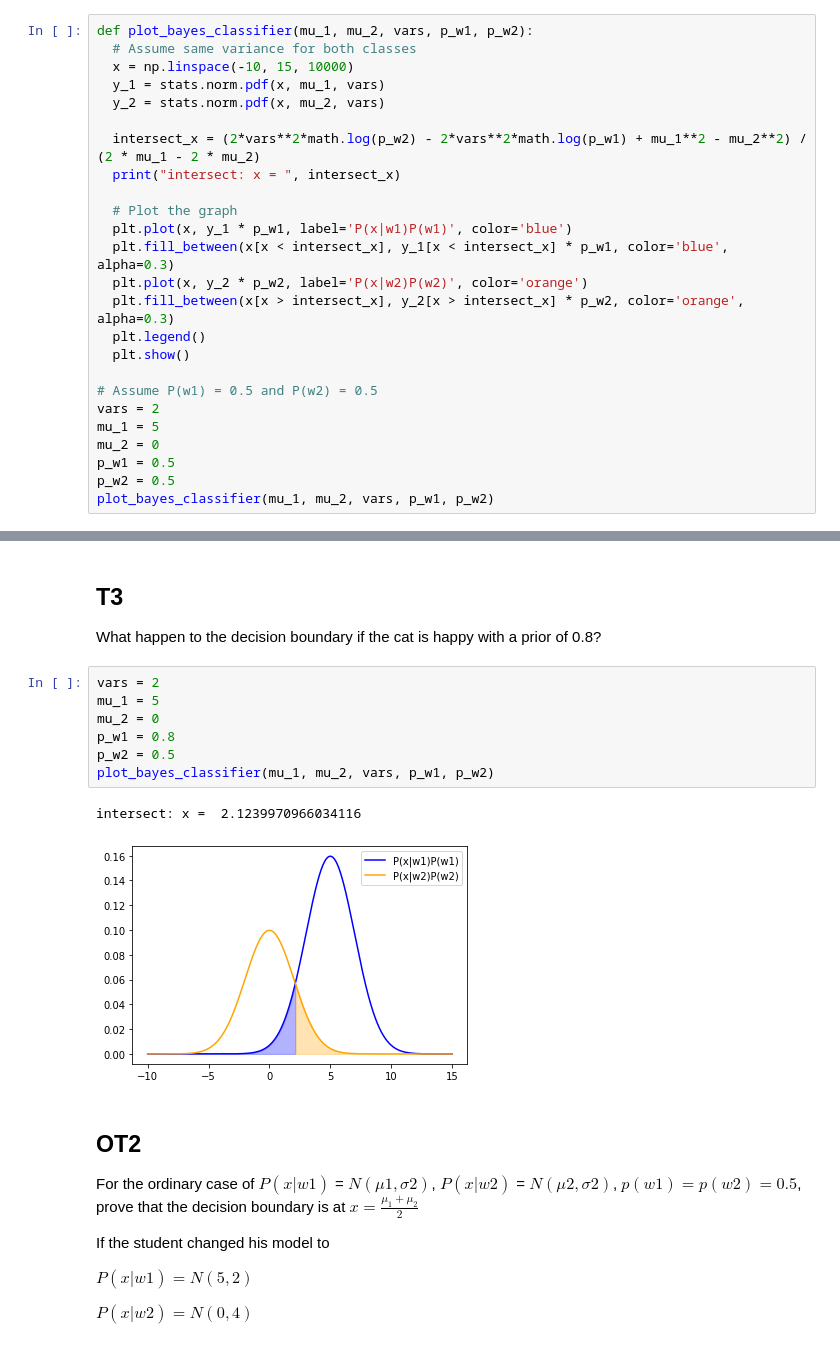
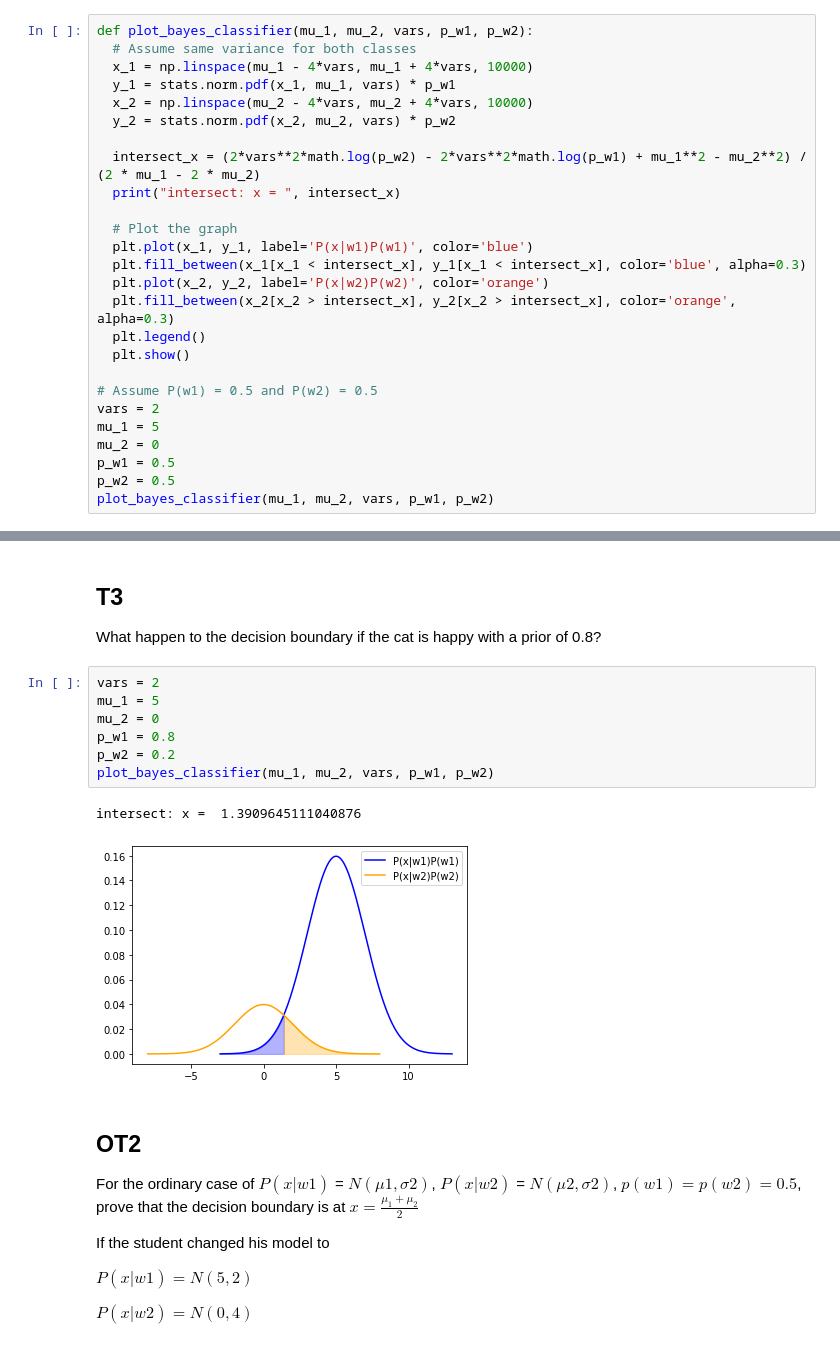
Before and after one commit to saenyakorn/2110573-PATT-RECOG, a Jupyter notebook: HW/HW02/HW02_Saenyakorn_Siangsanoh.ipynb, the cells around one changed output, grey strips where cells are left out. Saved outputs shown, nothing was run; the diff lists cells and outputs as text.

Commit message:
Fix plot posterior

```diff
--- a/HW/HW02/HW02_Saenyakorn_Siangsanoh.ipynb
+++ b/HW/HW02/HW02_Saenyakorn_Siangsanoh.ipynb
@@ -100,18 +100,19 @@ import math
 # %%
 def plot_bayes_classifier(mu_1, mu_2, vars, p_w1, p_w2):
   # Assume same variance for both classes
-  x = np.linspace(-10, 15, 10000)
-  y_1 = stats.norm.pdf(x, mu_1, vars)
-  y_2 = stats.norm.pdf(x, mu_2, vars)
+  x_1 = np.linspace(mu_1 - 4*vars, mu_1 + 4*vars, 10000)
+  y_1 = stats.norm.pdf(x_1, mu_1, vars) * p_w1
+  x_2 = np.linspace(mu_2 - 4*vars, mu_2 + 4*vars, 10000)
+  y_2 = stats.norm.pdf(x_2, mu_2, vars) * p_w2
 
   intersect_x = (2*vars**2*math.log(p_w2) - 2*vars**2*math.log(p_w1) + mu_1**2 - mu_2**2) / (2 * mu_1 - 2 * mu_2)
   print("intersect: x = ", intersect_x)
 
   # Plot the graph
-  plt.plot(x, y_1 * p_w1, label='P(x|w1)P(w1)', color='blue')
-  plt.fill_between(x[x < intersect_x], y_1[x < intersect_x] * p_w1, color='blue', alpha=0.3)
-  plt.plot(x, y_2 * p_w2, label='P(x|w2)P(w2)', color='orange')
-  plt.fill_between(x[x > intersect_x], y_2[x > intersect_x] * p_w2, color='orange', alpha=0.3)
+  plt.plot(x_1, y_1, label='P(x|w1)P(w1)', color='blue')
+  plt.fill_between(x_1[x_1 < intersect_x], y_1[x_1 < intersect_x], color='blue', alpha=0.3)
+  plt.plot(x_2, y_2, label='P(x|w2)P(w2)', color='orange')
+  plt.fill_between(x_2[x_2 > intersect_x], y_2[x_2 > intersect_x], color='orange', alpha=0.3)
   plt.legend()
   plt.show()
 
@@ -134,13 +135,13 @@ What happen to the decision boundary if the cat is happy with a prior of 0.8?
 # %%
 vars = 2
 mu_1 = 5
 mu_2 = 0
 p_w1 = 0.8
-p_w2 = 0.5
+p_w2 = 0.2
 plot_bayes_classifier(mu_1, mu_2, vars, p_w1, p_w2)
 # %% [output]
-intersect: x =  2.1239970966034116
+intersect: x =  1.3909645111040876
-[figure, old version]
+[figure, new version]
 # %% [markdown]
 ## OT2
 
```
Also changed, not shown: parts of 15 cells of this notebook.
